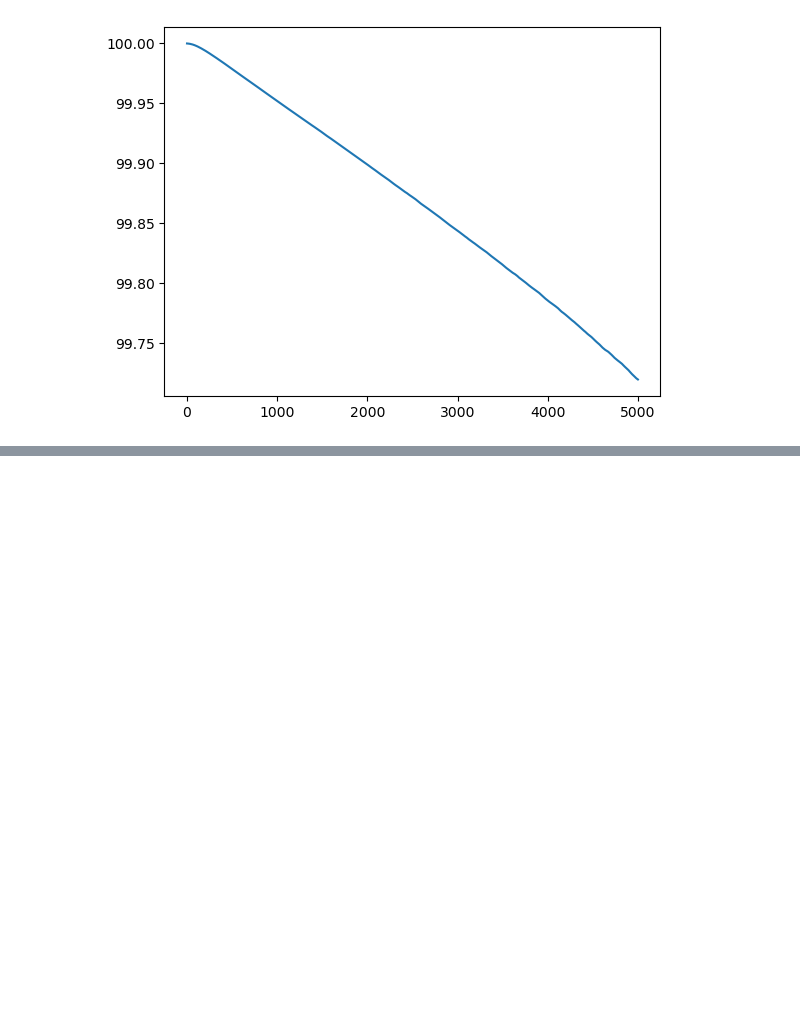
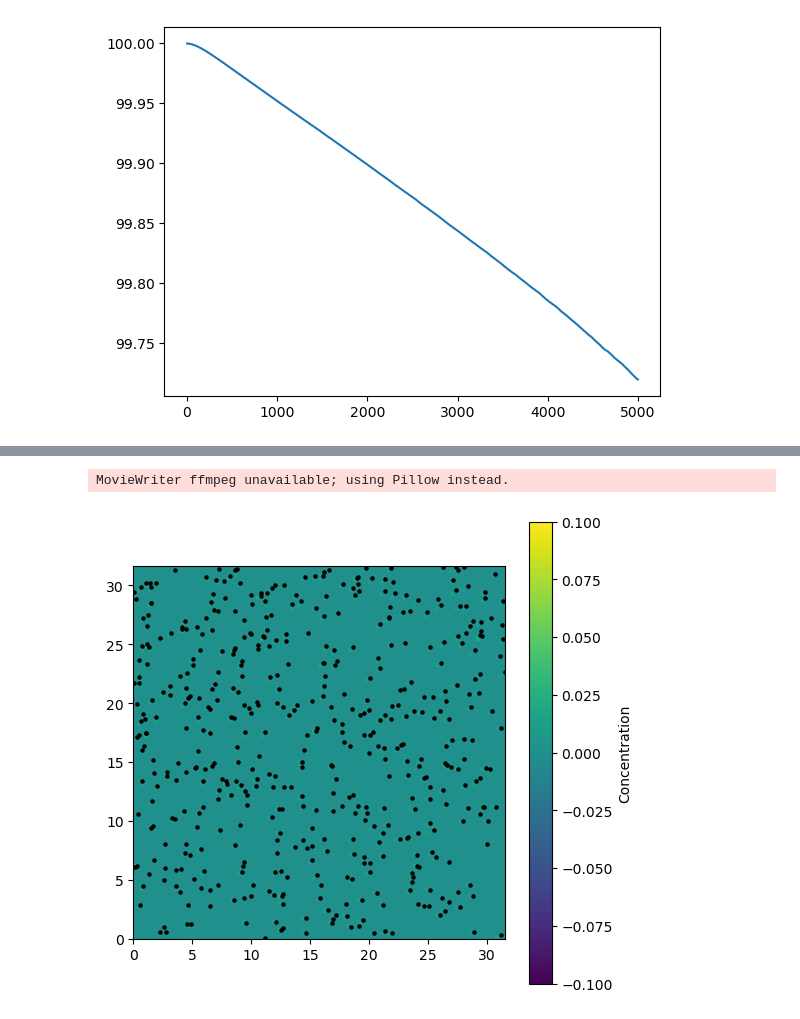
Before and after one commit to Ketofe/Chemo_taxis_model, a Jupyter notebook: Evenly_spread_nutrients.ipynb, the cells around one changed output, grey strips where cells are left out. Drawn from its saved outputs; the diff is of its cells as text; code cells hidden in the pictures; blank space fills up the shorter version.

```diff
--- a/Evenly_spread_nutrients.ipynb
+++ b/Evenly_spread_nutrients.ipynb
@@ -738,0 +694,7 @@ plt.plot(total_amount_of_nutrient/(100*100))
+# %%
+#Now storing some animations
+anim=animate(pos_3, c_concentracion_3, L, iterations)
+anim.save("Animations/setup_3.gif")
+# %% [output]
+MovieWriter ffmpeg unavailable; using Pillow instead.
+[figure, added]
```
Also changed, not shown: parts of 20 cells of this notebook, 3 other files.
